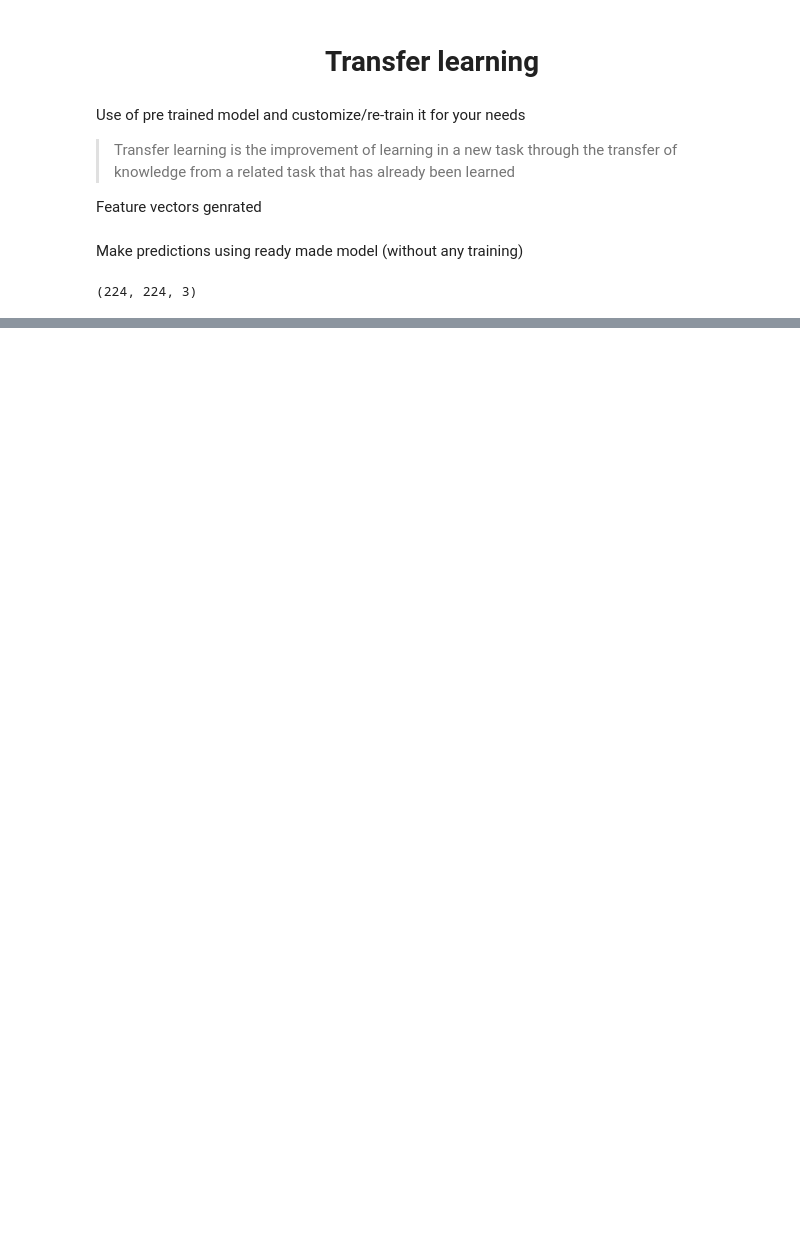
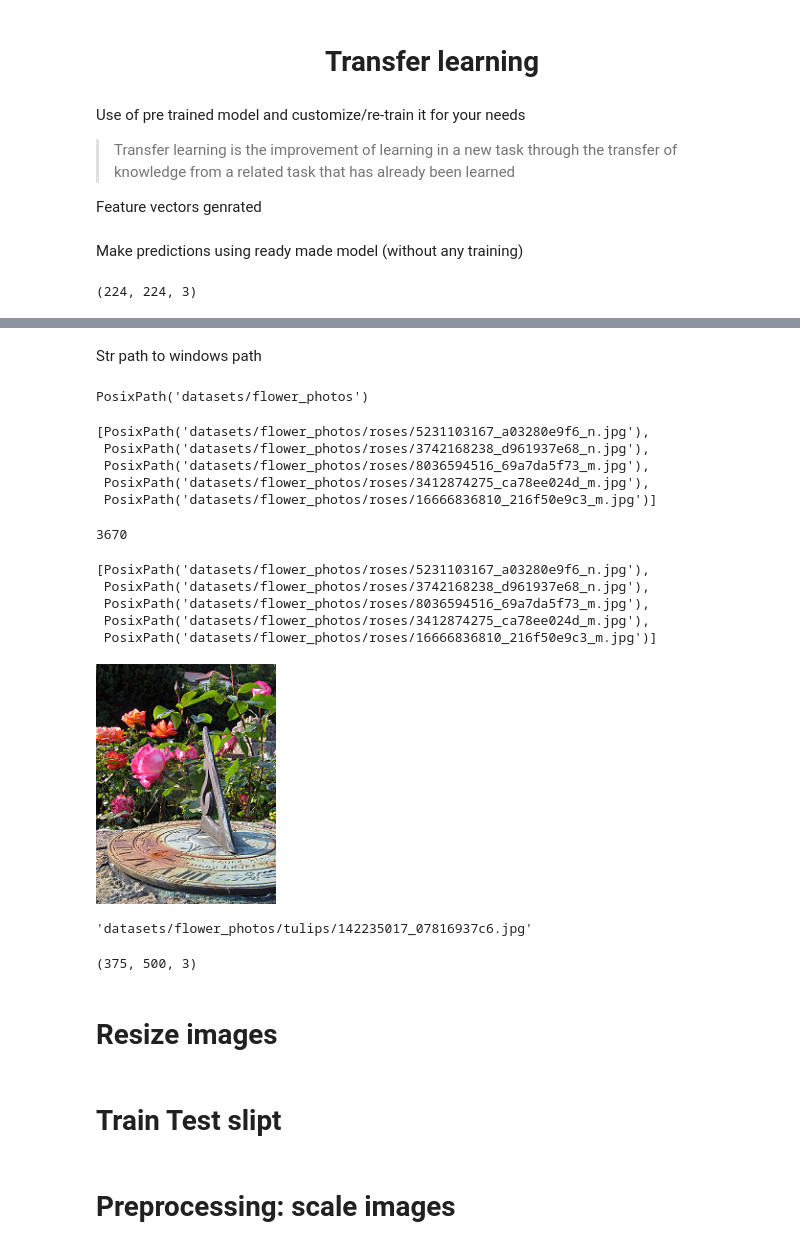
Before and after one commit to UmaGhildiyal/Deep_Neural_Networks_YT, a Jupyter notebook: 15_transfer_learning.ipynb, the cells around one changed output, grey strips where cells are left out. Cells and saved outputs as stored; diff of their text form; code cells hidden in the pictures; blank space fills up the shorter version.

```diff
--- a/15_transfer_learning.ipynb
+++ b/15_transfer_learning.ipynb
@@ -56,0 +109,5 @@ gold_fish
+# %%
+dataset_url = "https://storage.googleapis.com/download.tensorflow.org/example_images/flower_photos.tgz"
+data_dir = tf.keras.utils.get_file('flower_photos', origin=dataset_url,  cache_dir='.', untar=True)
+# cache_dir indicates where to download data. '.' means current directory
+# untar true will unzip
@@ -56,0 +118,34 @@ gold_fish
+# %% [markdown]
+Str path to windows path
+# %%
+import pathlib
+data_dir = pathlib.Path(data_dir)
+data_dir
+# %% [output]
+PosixPath('datasets/flower_photos')
+# %%
+list(data_dir.glob('*/*.jpg'))[:5]
+# %% [output]
+[PosixPath('datasets/flower_photos/roses/5231103167_a03280e9f6_n.jpg'),
+ PosixPath('datasets/flower_photos/roses/3742168238_d961937e68_n.jpg'),
+ PosixPath('datasets/flower_photos/roses/8036594516_69a7da5f73_m.jpg'),
+ PosixPath('datasets/flower_photos/roses/3412874275_ca78ee024d_m.jpg'),
+ PosixPath('datasets/flower_photos/roses/16666836810_216f50e9c3_m.jpg')]
+# %%
+image_count = len(list(data_dir.glob('*/*.jpg')))
+print(image_count)
+# %% [output]
+3670
+# %%
+roses = list(data_dir.glob('roses/*'))
+roses[:5]
+# %% [output]
+[PosixPath('datasets/flower_photos/roses/5231103167_a03280e9f6_n.jpg'),
+ PosixPath('datasets/flower_photos/roses/3742168238_d961937e68_n.jpg'),
+ PosixPath('datasets/flower_photos/roses/8036594516_69a7da5f73_m.jpg'),
+ PosixPath('datasets/flower_photos/roses/3412874275_ca78ee024d_m.jpg'),
+ PosixPath('datasets/flower_photos/roses/16666836810_216f50e9c3_m.jpg')]
+# %%
+Image.open(str(roses[18]))
+# %% [output]
+[figure, added]
@@ -56,0 +168,11 @@ gold_fish
+# %%
+str(flowers_images_dict['tulips'][0])
+# %% [output]
+'datasets/flower_photos/tulips/142235017_07816937c6.jpg'
+# %%
+img = cv2.imread(str(flowers_images_dict['tulips'][0]))
+img.shape
+# %% [output]
+(375, 500, 3)
+# %% [markdown]
+# Resize images
@@ -56,0 +191,2 @@ gold_fish
+# %% [markdown]
+# Train Test slipt
@@ -56,0 +196,2 @@ gold_fish
+# %% [markdown]
+# Preprocessing: scale images
```
Also changed, not shown: parts of 30 cells of this notebook.
